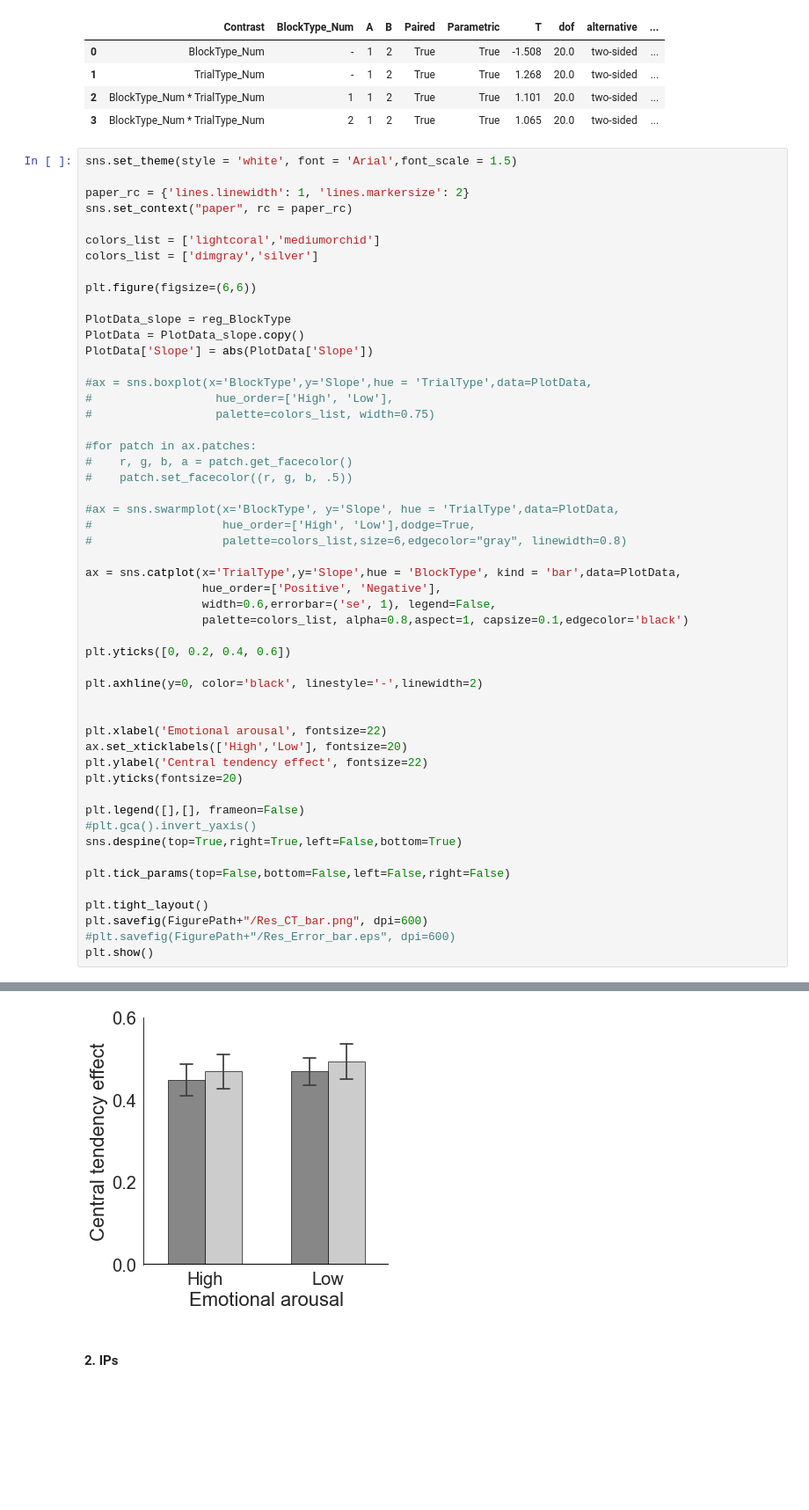
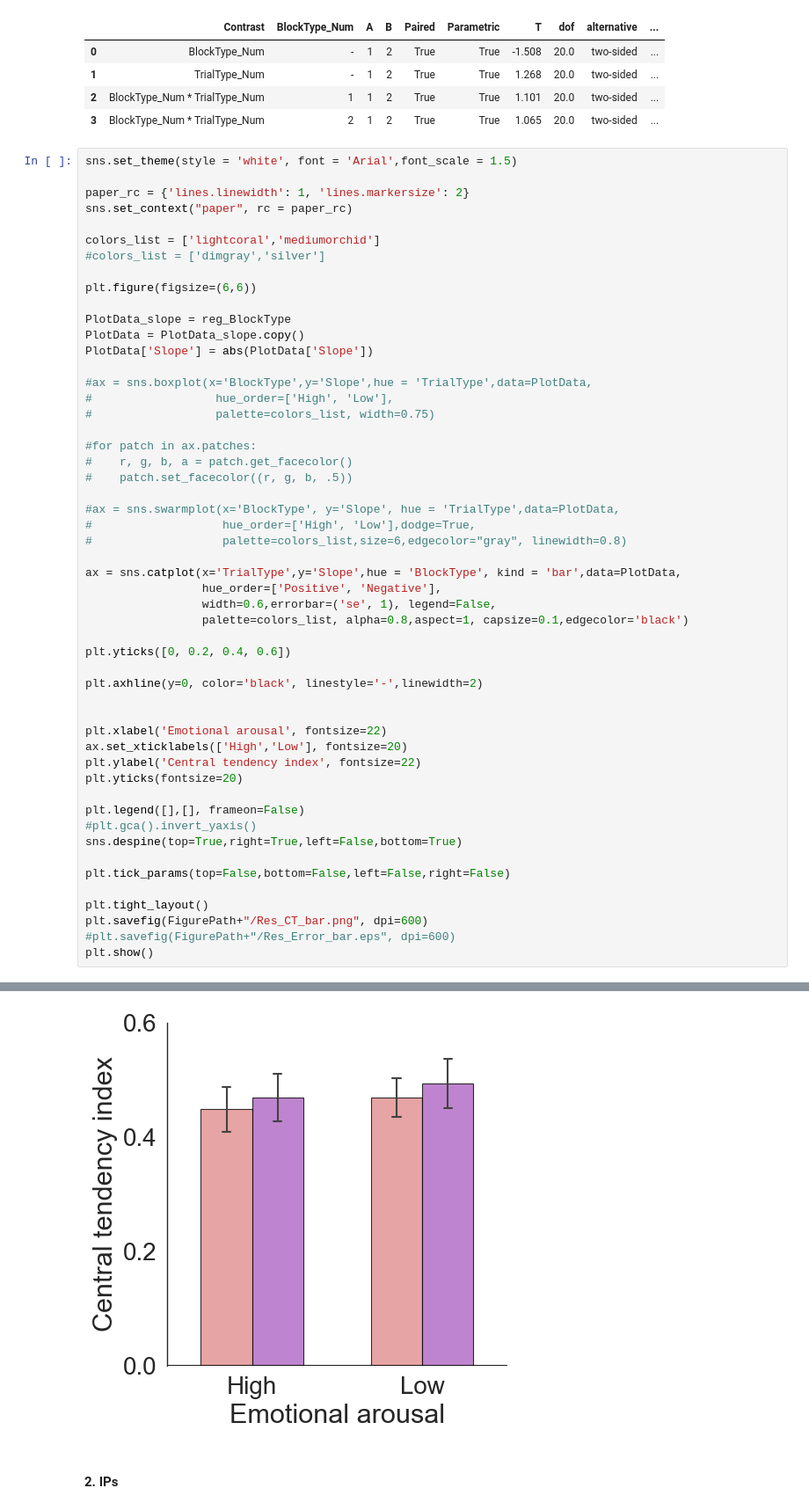
Before and after one commit to msenselab/emotion-and-serial-dependence, a Jupyter notebook: DataAnalysis_TimeEmotion_Dec2023_NCP.ipynb, the cells around one changed output, grey strips where cells are left out. Shown at 88% size. Cells and saved outputs as stored; diff of their text form; blank space fills up the shorter version.

```diff
--- a/DataAnalysis_TimeEmotion_Dec2023_NCP.ipynb
+++ b/DataAnalysis_TimeEmotion_Dec2023_NCP.ipynb
@@ -925,7 +923,7 @@ paper_rc = {'lines.linewidth': 1, 'lines.markersize': 2}
 sns.set_context("paper", rc = paper_rc)
 
 colors_list = ['lightcoral','mediumorchid']
-colors_list = ['dimgray','silver']
+#colors_list = ['dimgray','silver']
 
 plt.figure(figsize=(6,6))
 
@@ -957,7 +955,7 @@ plt.axhline(y=0, color='black', linestyle='-',linewidth=2)
 
 plt.xlabel('Emotional arousal', fontsize=22)
 ax.set_xticklabels(['High','Low'], fontsize=20)
-plt.ylabel('Central tendency effect', fontsize=22)
+plt.ylabel('Central tendency index', fontsize=22)
 plt.yticks(fontsize=20)
 
 plt.legend([],[], frameon=False)
@@ -975,4 +973,4 @@ plt.show()
-[figure, old version]
+[figure, new version]
 # %% [markdown]
 #### 2. IPs
 # %%
```
Also changed, not shown: parts of 12 cells of this notebook.
